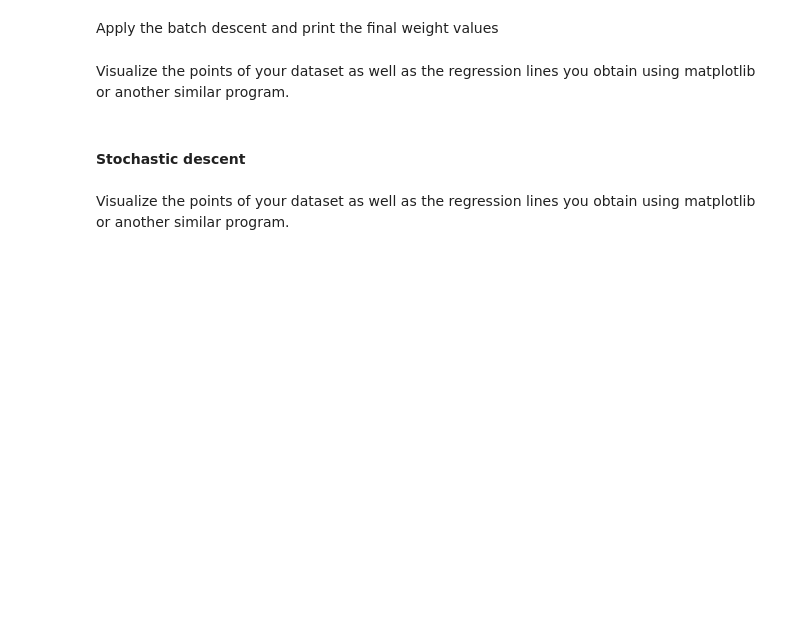
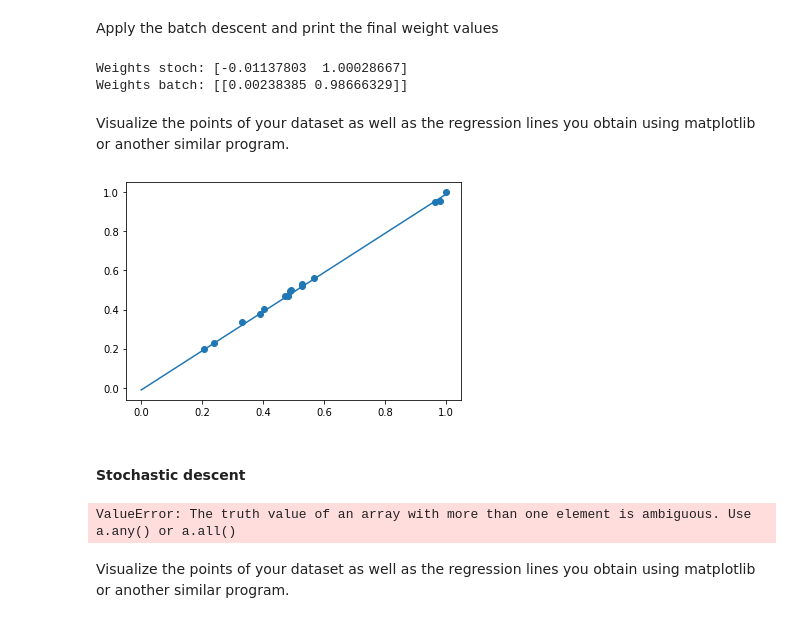
Before and after one commit to ALangerbeck/EDAP01_Artificial_Intellegence, a Jupyter notebook: Assignment_2/notebook/ai_lab_perceptron_students.ipynb, the cells around one changed output. Drawn from its saved outputs; the diff is of its cells as text; code cells hidden in the pictures; blank space fills up the shorter version.

```diff
--- a/Assignment_2/notebook/ai_lab_perceptron_students.ipynb
+++ b/Assignment_2/notebook/ai_lab_perceptron_students.ipynb
@@ -158,25 +166,41 @@ Apply the batch descent and print the final weight values
 # %%
 # Write your code here
 alpha = 1
-w_batch = np.zeros((1,2))
-w_batch = fit_batch(X_scaled, Y_scaled, alpha, w_batch)
-print("Weights batch: {0}".format(w_batch))
+w1 = np.array([0,0])
+w1 = fit_stoch(X_scaled, Y_scaled, alpha, w1)
+
+w2 = np.zeros((1,2))
+w2 = fit_batch(X_scaled, Y_scaled, alpha, w2)
+w = w1
+print("Weights stoch: {0}".format(w1))
+print("Weights batch: {0}".format(w2))
+# %% [output]
+Weights stoch: [-0.01137803  1.00028667]
+Weights batch: [[0.00238385 0.98666329]]
 # %% [markdown]
 Visualize the points of your dataset as well as the regression lines you obtain using matplotlib or another similar program.
 # %%
 # Write your code here
 plt.scatter(X_scaled,Y_scaled)
 x_values = np.linspace(0,1,100)
-y_values = w_batch[0][1]*x_values + w_batch[0][0]
+y_values = w[1]*x_values + w[0]
 plt.plot(x_values,y_values)
 plt.show()
+# %% [output]
+[figure, added]
 # %% [markdown]
 #### Stochastic descent
 # %%
+# Write your code here
 alpha = 1
+ones = np.ones((15,1))
+y_input = np.array([Y_scaled]).T
+x_input = np.column_stack((ones, X_scaled))
 w_stoch = np.array([0,0])
-w_stoch = fit_stoch(X_scaled, Y_scaled, alpha, w_stoch)
-print("Weights stoch: {0}".format(w_stoch))
+w_stoch = fit_stoch(x_input, y_input, alpha, w_stoch)
+print("Weights: {0}".format(w_stoch))
+# %% [output]
+ValueError: The truth value of an array with more than one element is ambiguous. Use a.any() or a.all()
 # %% [markdown]
 Visualize the points of your dataset as well as the regression lines you obtain using matplotlib or another similar program.
 # %%
```
Also changed, not shown: parts of 24 cells of this notebook, 3 other files.
